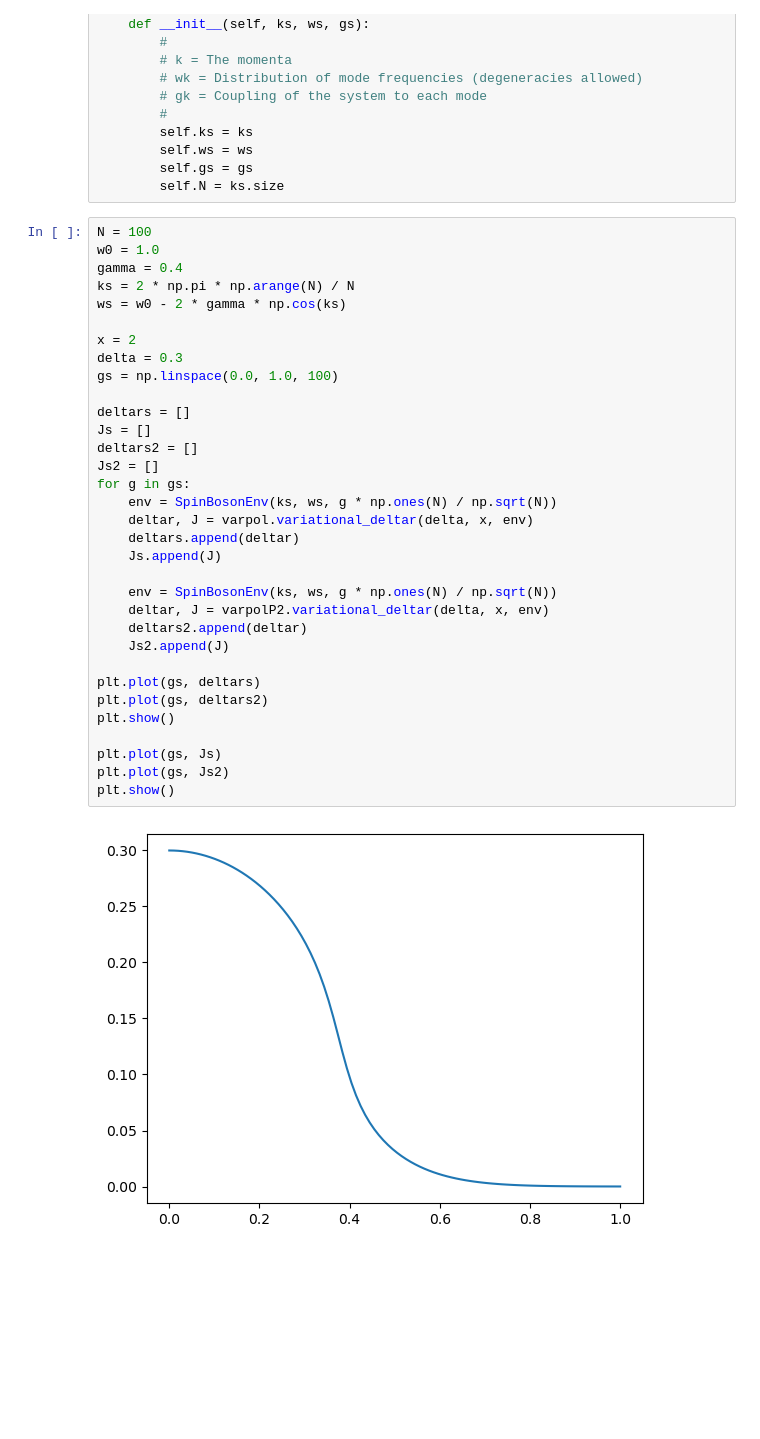
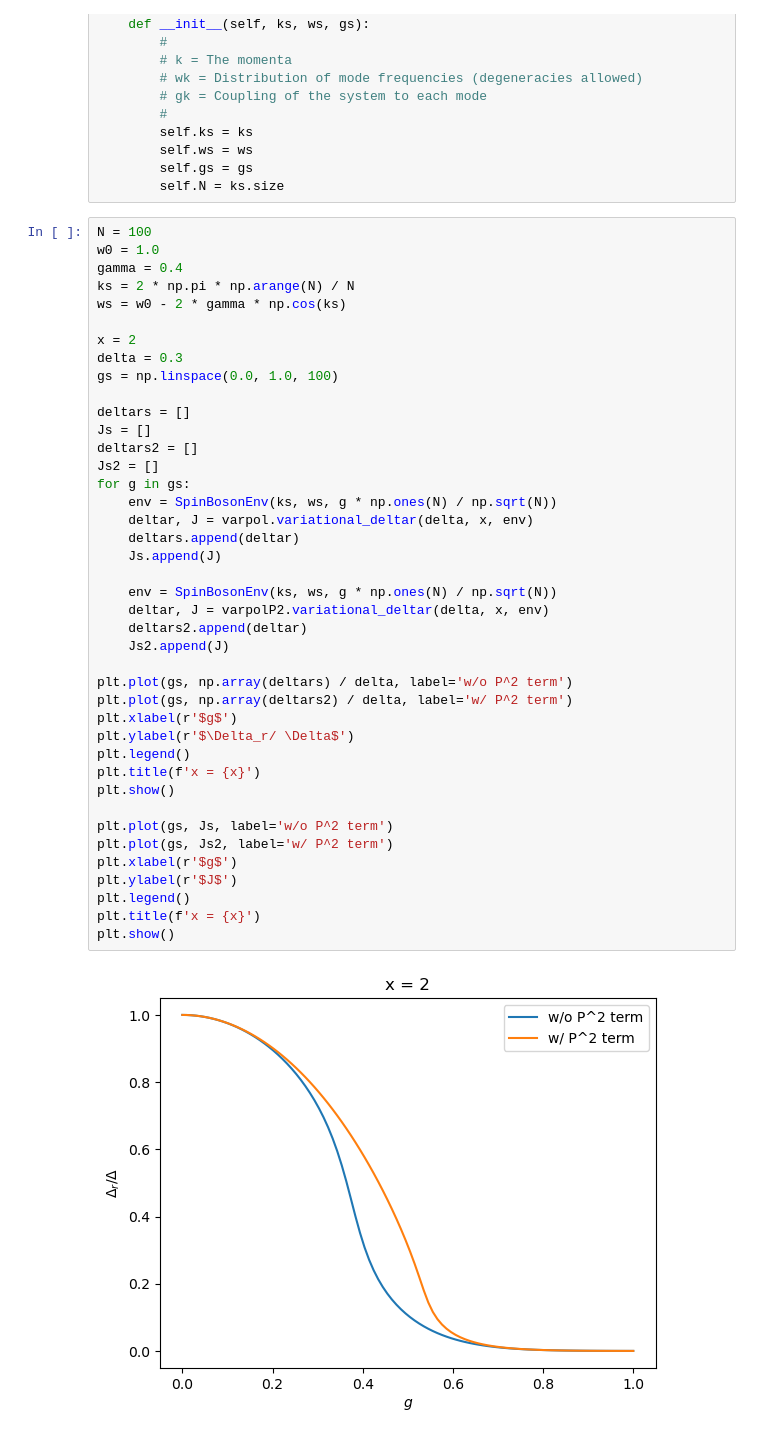
Before and after one commit to chuan97/spin-boson, a Jupyter notebook: delta_renorm.ipynb, the cells around one changed output. Saved outputs shown, nothing was run; the diff lists cells and outputs as text; blank space fills up the shorter version.

```diff
--- a/delta_renorm.ipynb
+++ b/delta_renorm.ipynb
@@ -19,35 +19,43 @@ class SpinBosonEnv:
 # %%
 N = 100
 w0 = 1.0
 gamma = 0.4
 ks = 2 * np.pi * np.arange(N) / N
 ws = w0 - 2 * gamma * np.cos(ks)
 
 x = 2
 delta = 0.3
 gs = np.linspace(0.0, 1.0, 100)
 
 deltars = []
 Js = []
 deltars2 = []
 Js2 = []
 for g in gs:
     env = SpinBosonEnv(ks, ws, g * np.ones(N) / np.sqrt(N))
     deltar, J = varpol.variational_deltar(delta, x, env)
     deltars.append(deltar)
     Js.append(J)
 
     env = SpinBosonEnv(ks, ws, g * np.ones(N) / np.sqrt(N))
     deltar, J = varpolP2.variational_deltar(delta, x, env)
     deltars2.append(deltar)
     Js2.append(J)
 
-plt.plot(gs, deltars)
-plt.plot(gs, deltars2)
+plt.plot(gs, np.array(deltars) / delta, label='w/o P^2 term')
+plt.plot(gs, np.array(deltars2) / delta, label='w/ P^2 term')
+plt.xlabel(r'$g$')
+plt.ylabel(r'$\Delta_r/ \Delta$')
+plt.legend()
+plt.title(f'x = {x}')
 plt.show()
 
-plt.plot(gs, Js)
-plt.plot(gs, Js2)
+plt.plot(gs, Js, label='w/o P^2 term')
+plt.plot(gs, Js2, label='w/ P^2 term')
+plt.xlabel(r'$g$')
+plt.ylabel(r'$J$')
+plt.legend()
+plt.title(f'x = {x}')
 plt.show()
 # %% [output]
-[figure, old version]
+[figure, new version]
```
Also changed, not shown: parts of 2 cells of this notebook.
